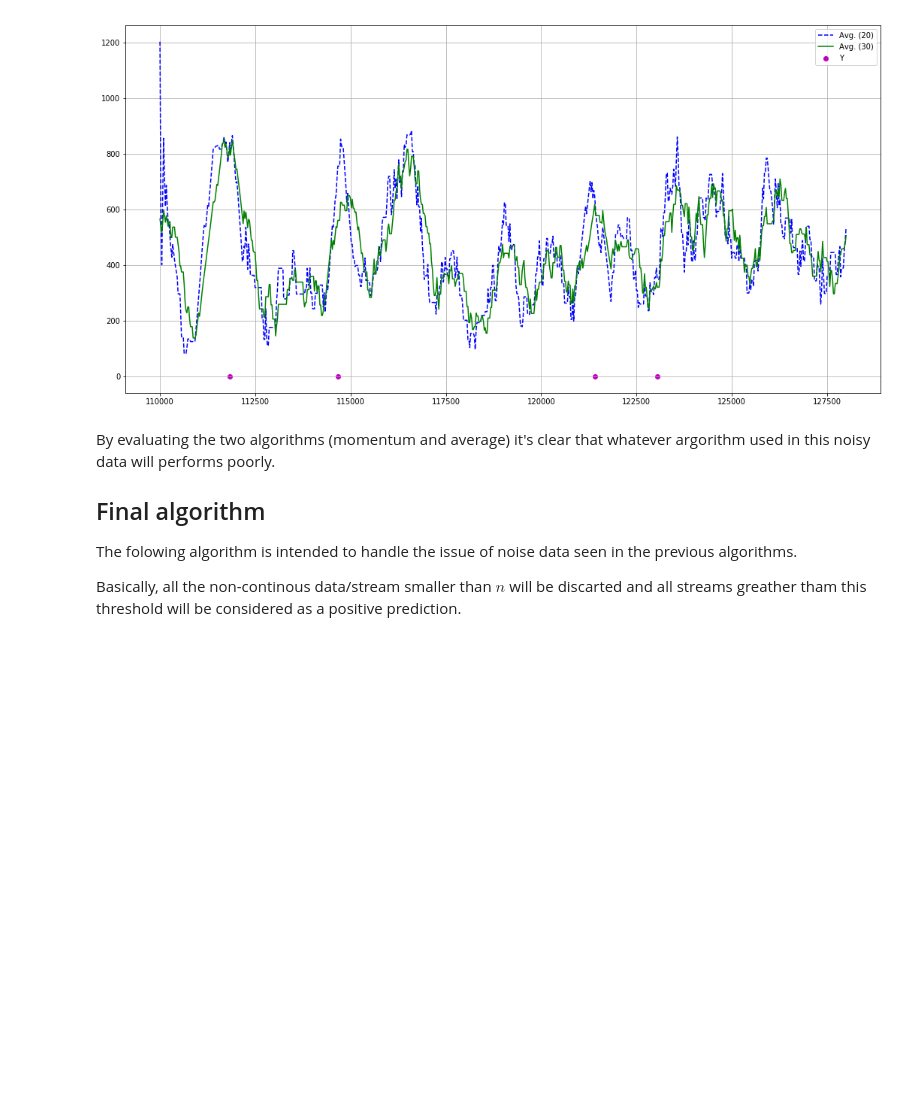
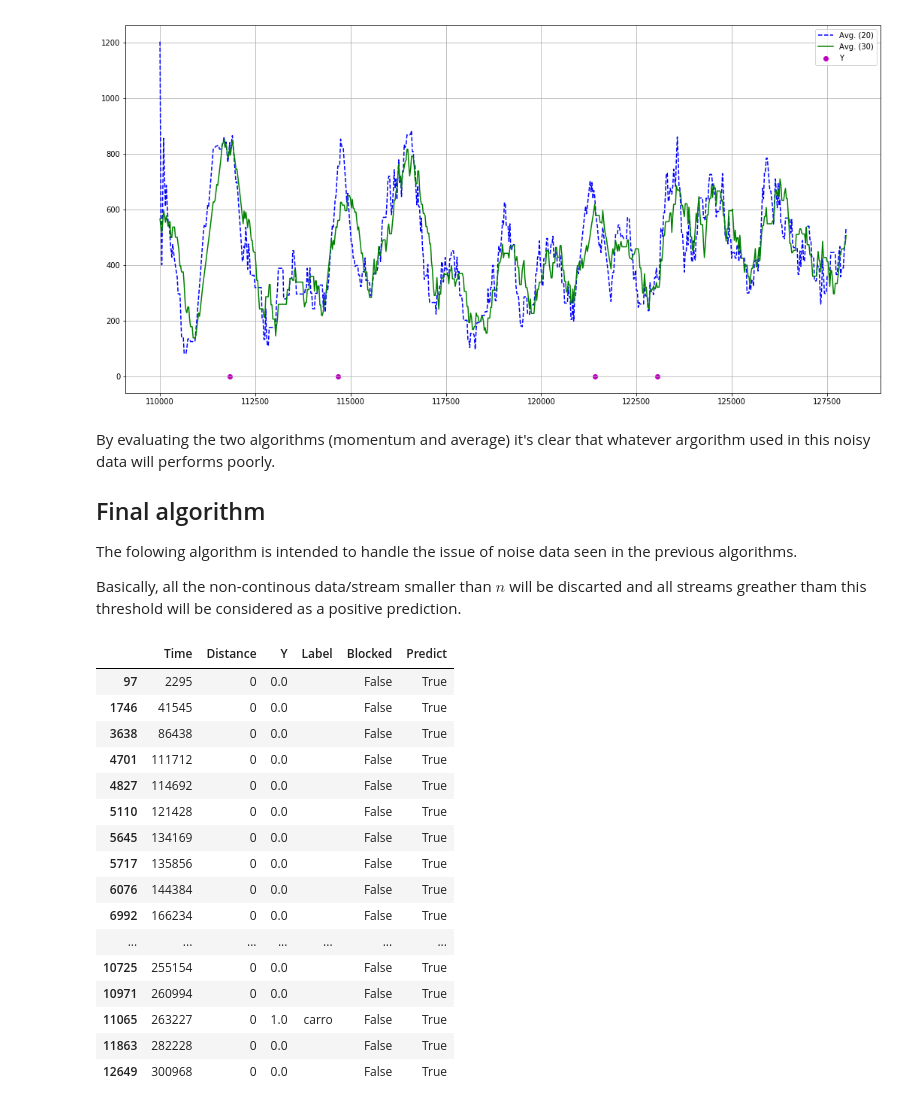
Before and after one commit to basask/traffic-data-analysis, a Jupyter notebook: notebooks/itapoa-momentum.ipynb, the cells around one changed output. Drawn from its saved outputs; the diff is of its cells as text; code cells hidden in the pictures; blank space fills up the shorter version.

```diff
--- a/notebooks/itapoa-momentum.ipynb
+++ b/notebooks/itapoa-momentum.ipynb
@@ -90,25 +114,45 @@ Basically, all the non-continous data/stream smaller than $n$ will be discarted
 # %%
 dist = list()
 def predict(distance, n):
     global dist
     # Testing if the sensor is blocked by something
     if distance > 0:
         # Addind the read distance to the dist list(caching distance)
         dist.append(distance)
-        return 0
+        return False
 
     # Inplicit else: Nothing blocking the sensor
 
     # Positive if cache is greather than 'n' else negative (possible noise)
     ret = len(dist) >= n
 
     # Cleaning cache for future processing
     dist = list()
 
     # Return prediction
     return ret
 
 data['Predict'] = data['Distance'].apply(predict, args=(9,))
+
+data[data.Predict]
+# %% [output]
+|  | Time | Distance | Y | Label | Blocked | Predict |
+| 97 | 2295 | 0 | 0.0 |  | False | True |
+| 1746 | 41545 | 0 | 0.0 |  | False | True |
+| 3638 | 86438 | 0 | 0.0 |  | False | True |
+| 4701 | 111712 | 0 | 0.0 |  | False | True |
+| 4827 | 114692 | 0 | 0.0 |  | False | True |
+| 5110 | 121428 | 0 | 0.0 |  | False | True |
+| 5645 | 134169 | 0 | 0.0 |  | False | True |
+| 5717 | 135856 | 0 | 0.0 |  | False | True |
+| 6076 | 144384 | 0 | 0.0 |  | False | True |
+| 6992 | 166234 | 0 | 0.0 |  | False | True |
+| ... | ... | ... | ... | ... | ... | ... |
+| 10725 | 255154 | 0 | 0.0 |  | False | True |
+| 10971 | 260994 | 0 | 0.0 |  | False | True |
+| 11065 | 263227 | 0 | 1.0 | carro | False | True |
+| 11863 | 282228 | 0 | 0.0 |  | False | True |
+| 12649 | 300968 | 0 | 0.0 |  | False | True |
 # %%
 time_window = 0.25 * 60 * 1000
 time_start = 110000
```
Also changed, not shown: parts of 4 cells of this notebook.
